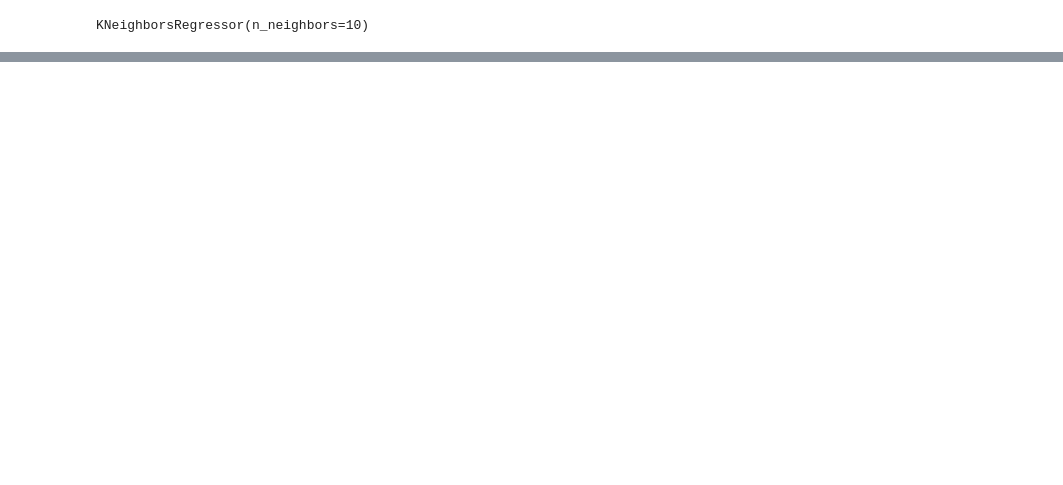
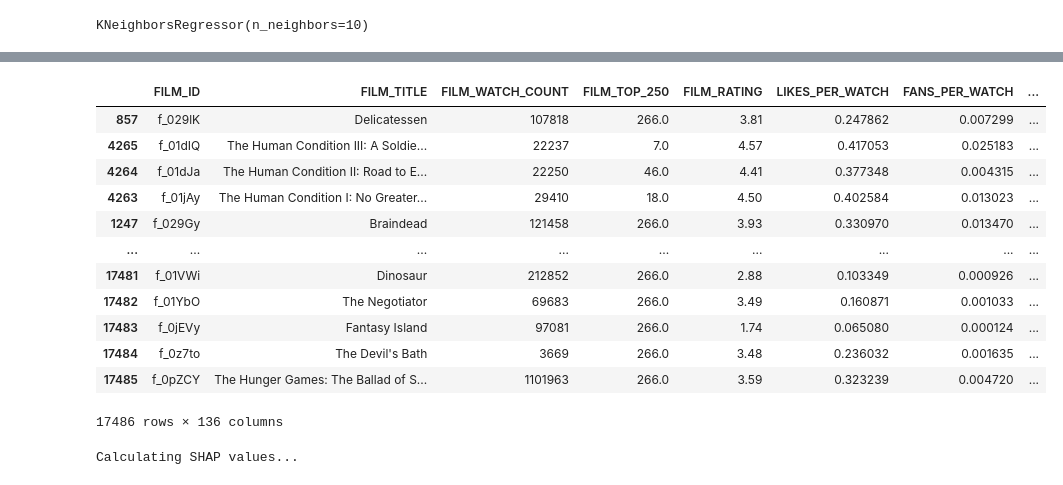
Before and after one commit to TD1138/letterboxd-app, a Jupyter notebook: lib/notebooks/AlgoDebugging.ipynb, the cells around one changed output, grey strips where cells are left out. Drawn from its saved outputs; the diff is of its cells as text; code cells hidden in the pictures; blank space fills up the shorter version.

```diff
--- a/lib/notebooks/AlgoDebugging.ipynb
+++ b/lib/notebooks/AlgoDebugging.ipynb
@@ -622,0 +1005,11 @@ print(neigh.predict_proba([[0.9]]))
+# %%
+target = ['FILM_RATING_SCALED']
+X_train = rated_features[model_features]
+y_train = rated_features[target]
+print('Data gathering complete!')
+print('Scaling features...')
+scaler = StandardScaler()
+scaler.fit(X_train)
+X_train = scaler.transform(X_train)
+print('Features Scaled!')
+print('Training model...')
@@ -622,0 +1021,13 @@ print(neigh.predict_proba([[0.9]]))
+# %%
+from xgboost import XGBRegressor
+from sklearn.tree import DecisionTreeRegressor
+from sklearn.linear_model import LinearRegression
+
+if model_type == 'xgboost':
+    model = XGBRegressor()
+elif model_type == 'decision_tree':
+    model = DecisionTreeRegressor(min_samples_leaf=5)
+elif model_type == 'linear_regression':
+    model = LinearRegression()
+model.fit(X_train, y_train)
+print('Model train complete!')
@@ -622,0 +1036,7 @@ print(neigh.predict_proba([[0.9]]))
+# %%
+print('Making predictions...')
+X_pred = unrated_features[model_features]
+X_pred = scaler.transform(X_pred)
+pred_df = unrated_features.copy()
+pred_df['ALGO_SCORE'] = model.predict(X_pred)
+print('Predictions complete!')
@@ -622,0 +1046,4 @@ print(neigh.predict_proba([[0.9]]))
+# %%
+pred_df = scale_col(pred_df, 'ALGO_SCORE', suffix='_SCALED')
+final_df = pd.concat([pred_df, rated_features], axis=0).reset_index(drop=True)
+final_df
@@ -622,0 +1084,26 @@ print(neigh.predict_proba([[0.9]]))
+# %%
+final_df.sort_values('ALGO_SCORE', ascending=False)
+# %% [output]
+|  | FILM_ID | FILM_TITLE | FILM_WATCH_COUNT | FILM_TOP_250 | FILM_RATING | LIKES_PER_WATCH | FANS_PER_WATCH | ... |
+| 857 | f_029lK | Delicatessen | 107818 | 266.0 | 3.81 | 0.247862 | 0.007299 | ... |
+| 4265 | f_01dIQ | The Human Condition III: A Soldie... | 22237 | 7.0 | 4.57 | 0.417053 | 0.025183 | ... |
+| 4264 | f_01dJa | The Human Condition II: Road to E... | 22250 | 46.0 | 4.41 | 0.377348 | 0.004315 | ... |
+| 4263 | f_01jAy | The Human Condition I: No Greater... | 29410 | 18.0 | 4.50 | 0.402584 | 0.013023 | ... |
+| 1247 | f_029Gy | Braindead | 121458 | 266.0 | 3.93 | 0.330970 | 0.013470 | ... |
+| ... | ... | ... | ... | ... | ... | ... | ... | ... |
+| 17481 | f_01VWi | Dinosaur | 212852 | 266.0 | 2.88 | 0.103349 | 0.000926 | ... |
+| 17482 | f_01YbO | The Negotiator | 69683 | 266.0 | 3.49 | 0.160871 | 0.001033 | ... |
+| 17483 | f_0jEVy | Fantasy Island | 97081 | 266.0 | 1.74 | 0.065080 | 0.000124 | ... |
+| 17484 | f_0z7to | The Devil's Bath | 3669 | 266.0 | 3.48 | 0.236032 | 0.001635 | ... |
+| 17485 | f_0pZCY | The Hunger Games: The Ballad of S... | 1101963 | 266.0 | 3.59 | 0.323239 | 0.004720 | ... |
+17486 rows × 136 columns
+# %%
+import shap
+print('Calculating SHAP values...')
+if model_type == 'xgboost' or model_type == 'decision_tree':
+    explainer = shap.TreeExplainer(model, X_train)
+elif model_type == 'linear_regression':
+    explainer = shap.LinearExplainer(model, X_train)
+shap_values = explainer.shap_values(X_pred)
+# %% [output]
+Calculating SHAP values...
```
Also changed, not shown: parts of 23 cells of this notebook, 3 other files.
